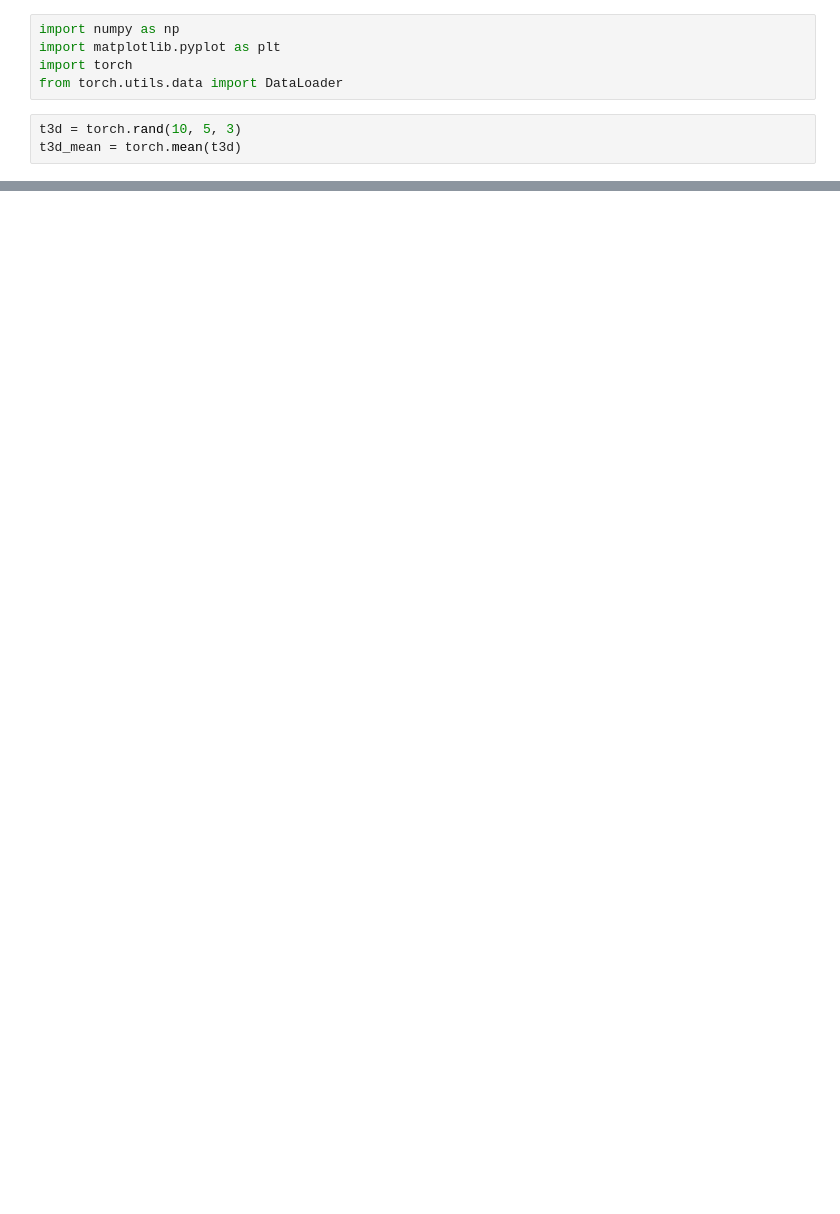
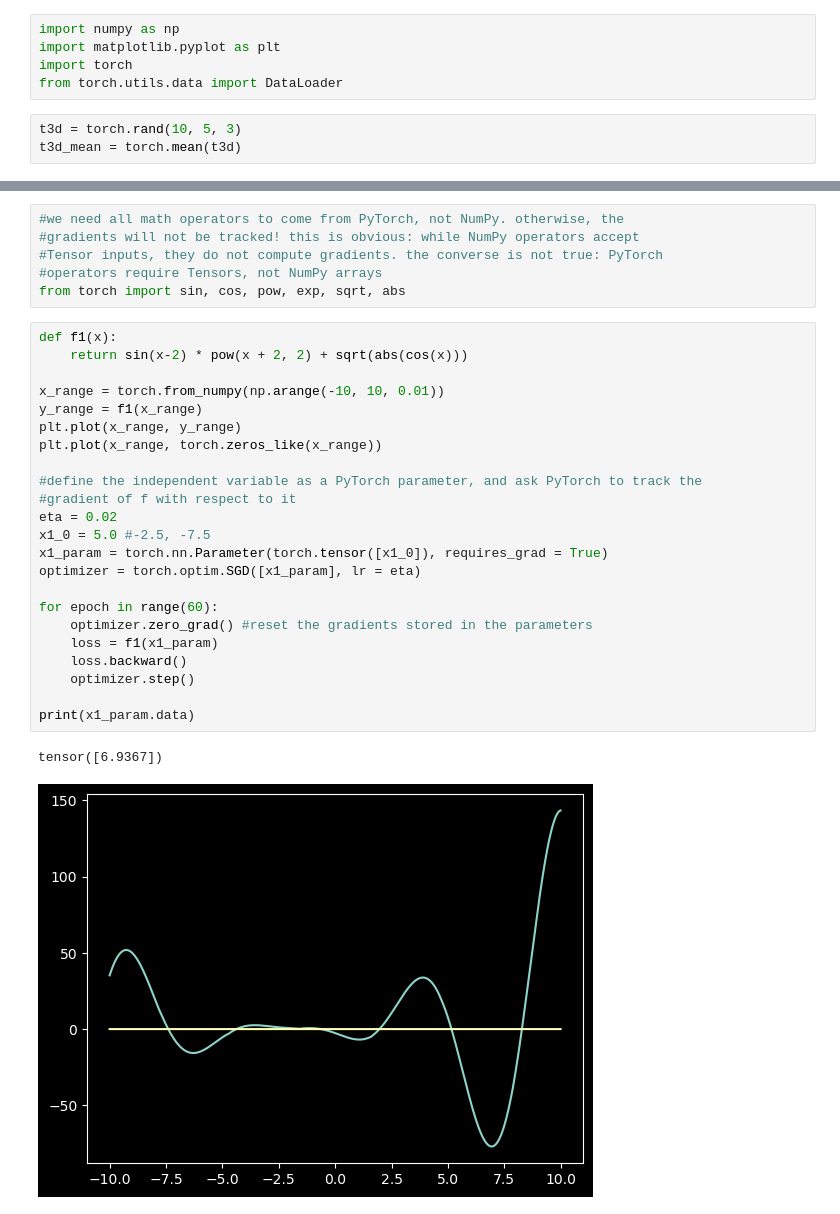
Before and after one commit to e271828e/Inside-Deep-Learning, a Jupyter notebook: practice/chapter1_exercises.ipynb, the cells around one changed output, grey strips where cells are left out. Drawn from its saved outputs; the diff is of its cells as text; blank space fills up the shorter version.

```diff
--- a/practice/chapter1_exercises.ipynb
+++ b/practice/chapter1_exercises.ipynb
@@ -65,0 +66,32 @@ Text(0, 0.5, 't (us)')
+# %%
+#we need all math operators to come from PyTorch, not NumPy. otherwise, the
+#gradients will not be tracked! this is obvious: while NumPy operators accept
+#Tensor inputs, they do not compute gradients. the converse is not true: PyTorch
+#operators require Tensors, not NumPy arrays
+from torch import sin, cos, pow, exp, sqrt, abs
+# %%
+def f1(x):
+    return sin(x-2) * pow(x + 2, 2) + sqrt(abs(cos(x)))
+
+x_range = torch.from_numpy(np.arange(-10, 10, 0.01))
+y_range = f1(x_range)
+plt.plot(x_range, y_range)
+plt.plot(x_range, torch.zeros_like(x_range))
+
+#define the independent variable as a PyTorch parameter, and ask PyTorch to track the
+#gradient of f with respect to it
+eta = 0.02
+x1_0 = 5.0 #-2.5, -7.5
+x1_param = torch.nn.Parameter(torch.tensor([x1_0]), requires_grad = True)
+optimizer = torch.optim.SGD([x1_param], lr = eta)
+
+for epoch in range(60):
+    optimizer.zero_grad() #reset the gradients stored in the parameters
+    loss = f1(x1_param)
+    loss.backward()
+    optimizer.step()
+
+print(x1_param.data)
+# %% [output]
+tensor([6.9367])
+[figure, added]
```
Also changed, not shown: parts of 4 cells of this notebook, 1 other file.
